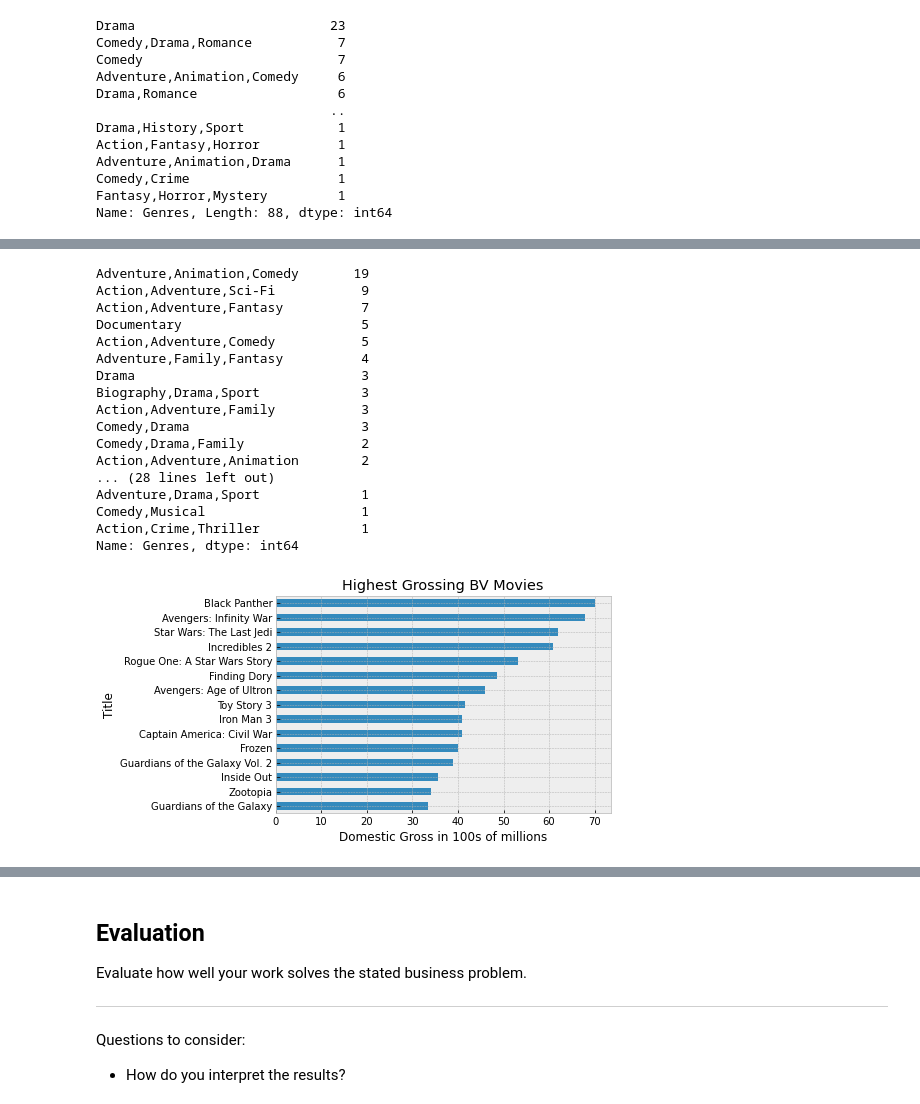
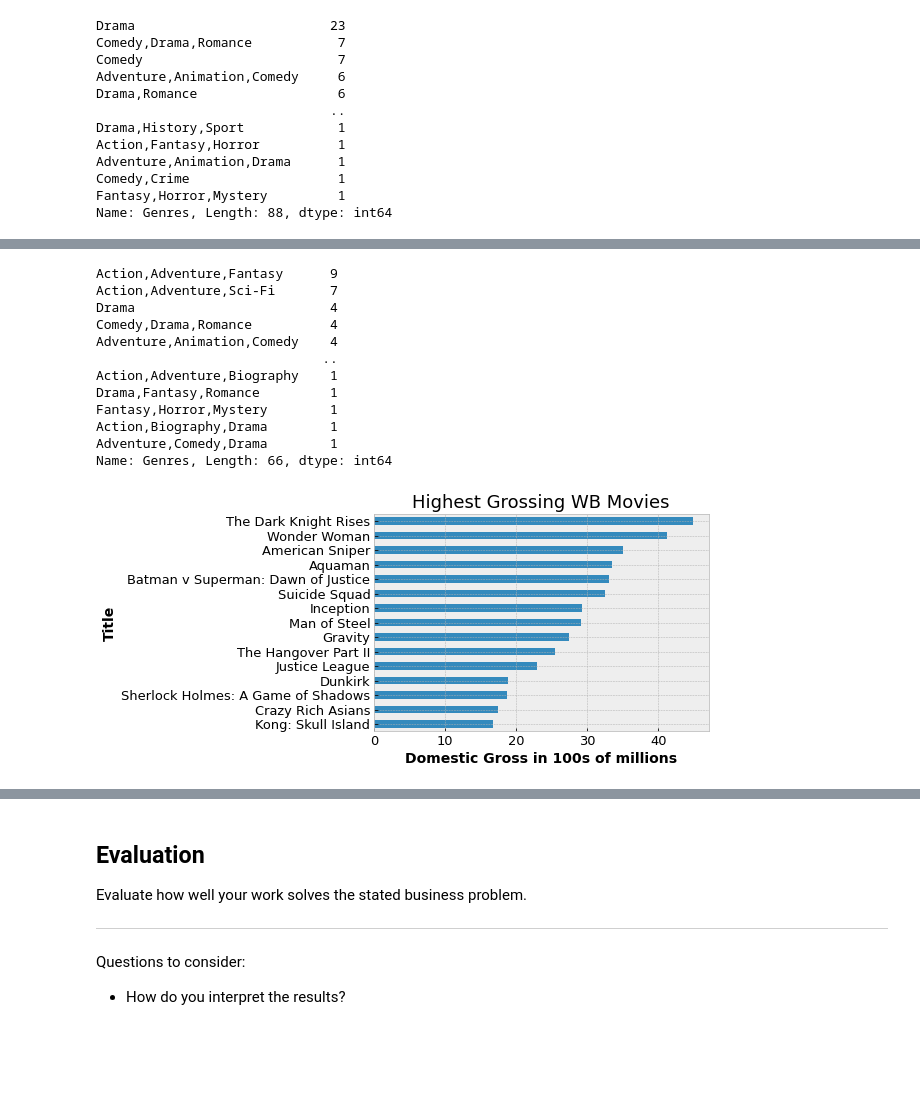
Before and after one commit to turtleduck18/phase-1-project, a Jupyter notebook: dsc-phase1-project-template-Copy2.ipynb, the cells around one changed output, grey strips where cells are left out. Saved outputs shown, nothing was run; the diff lists cells and outputs as text; code cells hidden in the pictures; blank space fills up the shorter version.

```diff
--- a/dsc-phase1-project-template-Copy2.ipynb
+++ b/dsc-phase1-project-template-Copy2.ipynb
@@ -470,27 +500,25 @@ WBonly = alljoined[alljoined['Studio']== 'WB']
 # %%
 with plt.style.context('bmh'):
-    (BVonly.groupby(['Title'])['Domestic Gross'].mean().sort_values(ascending = False).head(15)/10000000).plot(kind = 'barh')
-    plt.title('Highest Grossing BV Movies')
+    (WBonly.groupby(['Title'])['Domestic Gross'].mean().sort_values(ascending = False).head(15)/10000000).plot(kind = 'barh')
+    plt.title('Highest Grossing WB Movies', fontsize = 18)
     plt.gca().invert_yaxis()
-    plt.xlabel('Domestic Gross in 100s of millions')
+    plt.xlabel('Domestic Gross in 100s of millions', fontsize = 14, fontweight = 'bold')
+    plt.ylabel('Title', fontsize = 14, fontweight = 'bold')
+    plt.xticks(fontsize = 13)
+    plt.yticks(fontsize = 13)
 
-BVonly['Genres'].value_counts()
+WBonly['Genres'].value_counts()
 # %% [output]
-Adventure,Animation,Comedy       19
-Action,Adventure,Sci-Fi           9
-Action,Adventure,Fantasy          7
-Documentary                       5
-Action,Adventure,Comedy           5
-Adventure,Family,Fantasy          4
-Drama                             3
-Biography,Drama,Sport             3
-Action,Adventure,Family           3
-Comedy,Drama                      3
-Comedy,Drama,Family               2
-Action,Adventure,Animation        2
-... (28 lines left out)
-Adventure,Drama,Sport             1
-Comedy,Musical                    1
-Action,Crime,Thriller             1
-Name: Genres, dtype: int64
+Action,Adventure,Fantasy      9
+Action,Adventure,Sci-Fi       7
+Drama                         4
+Comedy,Drama,Romance          4
+Adventure,Animation,Comedy    4
+                             ..
+Action,Adventure,Biography    1
+Drama,Fantasy,Romance         1
+Fantasy,Horror,Mystery        1
+Action,Biography,Drama        1
+Adventure,Comedy,Drama        1
+Name: Genres, Length: 66, dtype: int64
-[figure, old version]
+[figure, new version]
```
Also changed, not shown: parts of 19 cells of this notebook.
